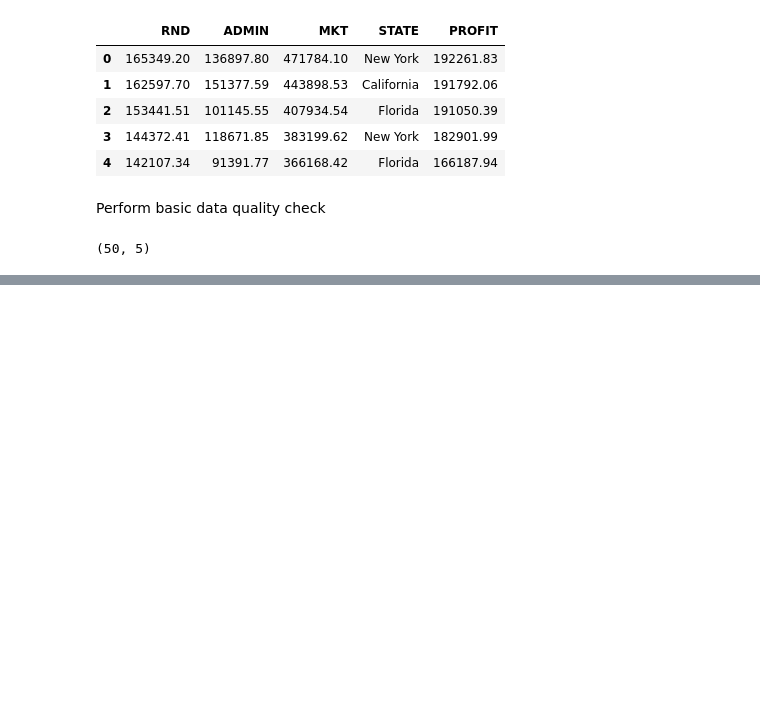
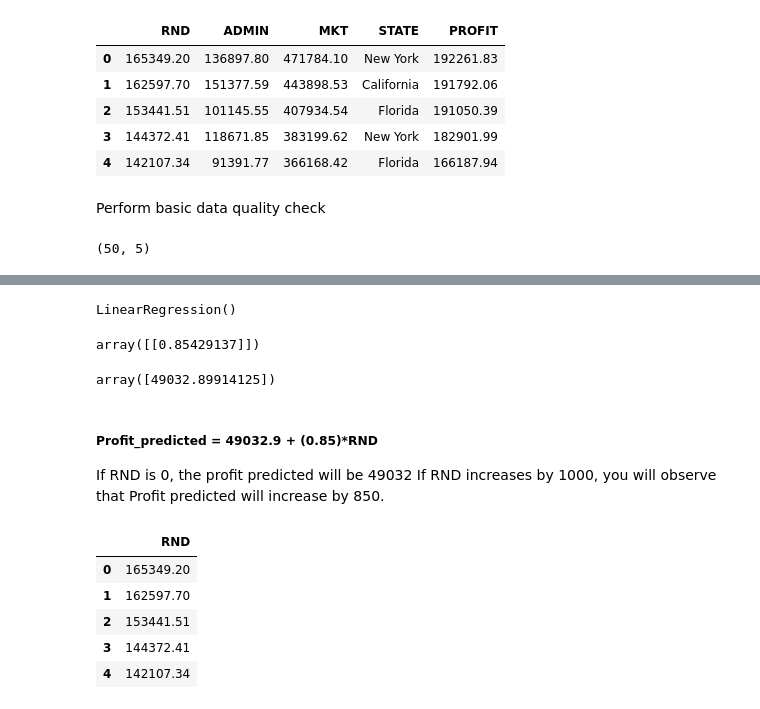
Before and after one commit to kolteanushkaa/Machine-Learning-Projects, a Jupyter notebook: Linear Regression/Simple Linear Regression.ipynb, the cells around one changed output, grey strips where cells are left out. Saved outputs shown, nothing was run; the diff lists cells and outputs as text; code cells hidden in the pictures; blank space fills up the shorter version.

```diff
--- a/Linear Regression/Simple Linear Regression.ipynb
+++ b/Linear Regression/Simple Linear Regression.ipynb
@@ -45,0 +68,28 @@ KeyError: "None of [Index(['Profit'], dtype='str')] are in the [columns]"
+# %%
+
+from sklearn.linear_model import LinearRegression
+model = LinearRegression()
+model.fit(X,Y)
+# %% [output]
+LinearRegression()
+# %%
+model.coef_
+# %% [output]
+array([[0.85429137]])
+# %%
+model.intercept_
+# %% [output]
+array([49032.89914125])
+# %% [markdown]
+##### Profit_predicted = 49032.9 + (0.85)*RND
+If RND is 0, the profit predicted will be 49032
+If RND increases by 1000, you will observe that Profit predicted will increase by 850.
+# %%
+X.head()
+# %% [output]
+|  | RND |
+| 0 | 165349.20 |
+| 1 | 162597.70 |
+| 2 | 153441.51 |
+| 3 | 144372.41 |
+| 4 | 142107.34 |
```
Also changed, not shown: parts of 22 cells of this notebook, 1 other file.
